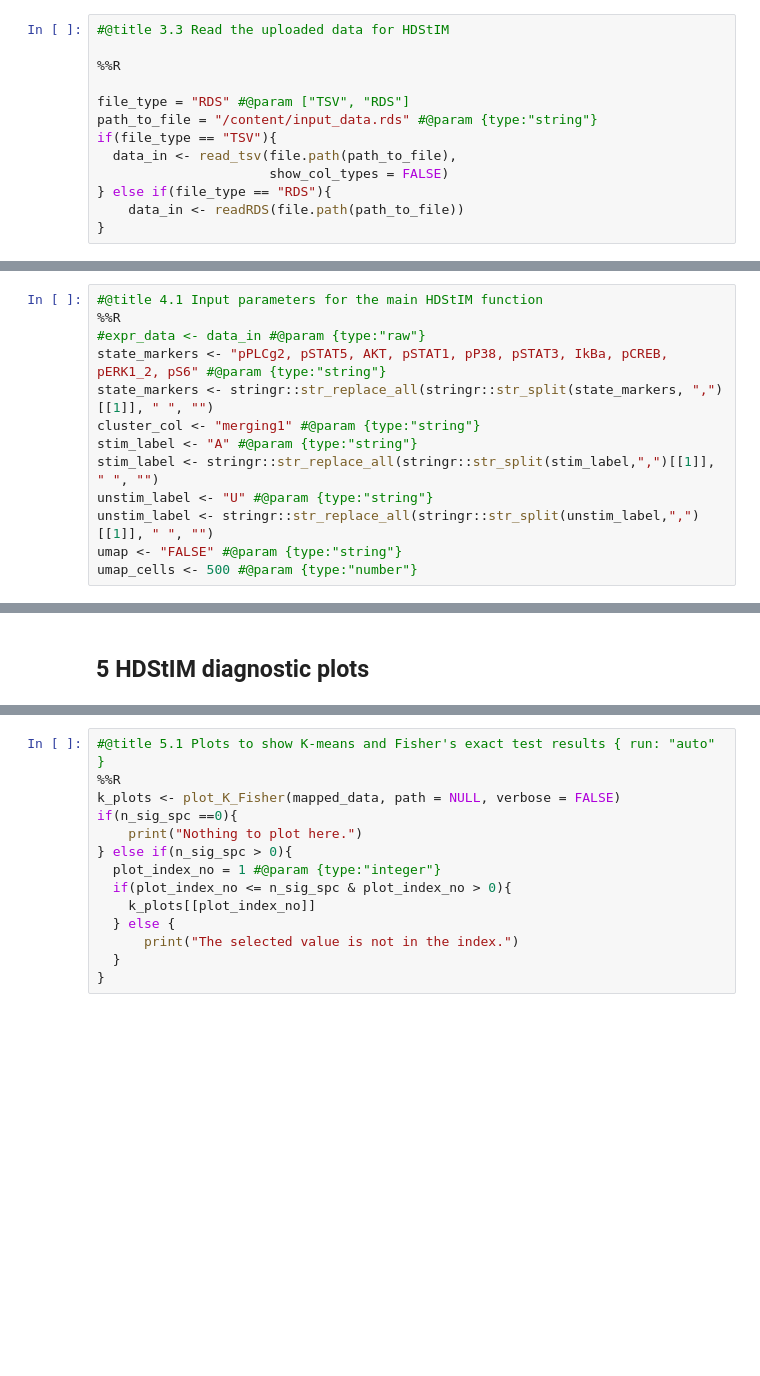
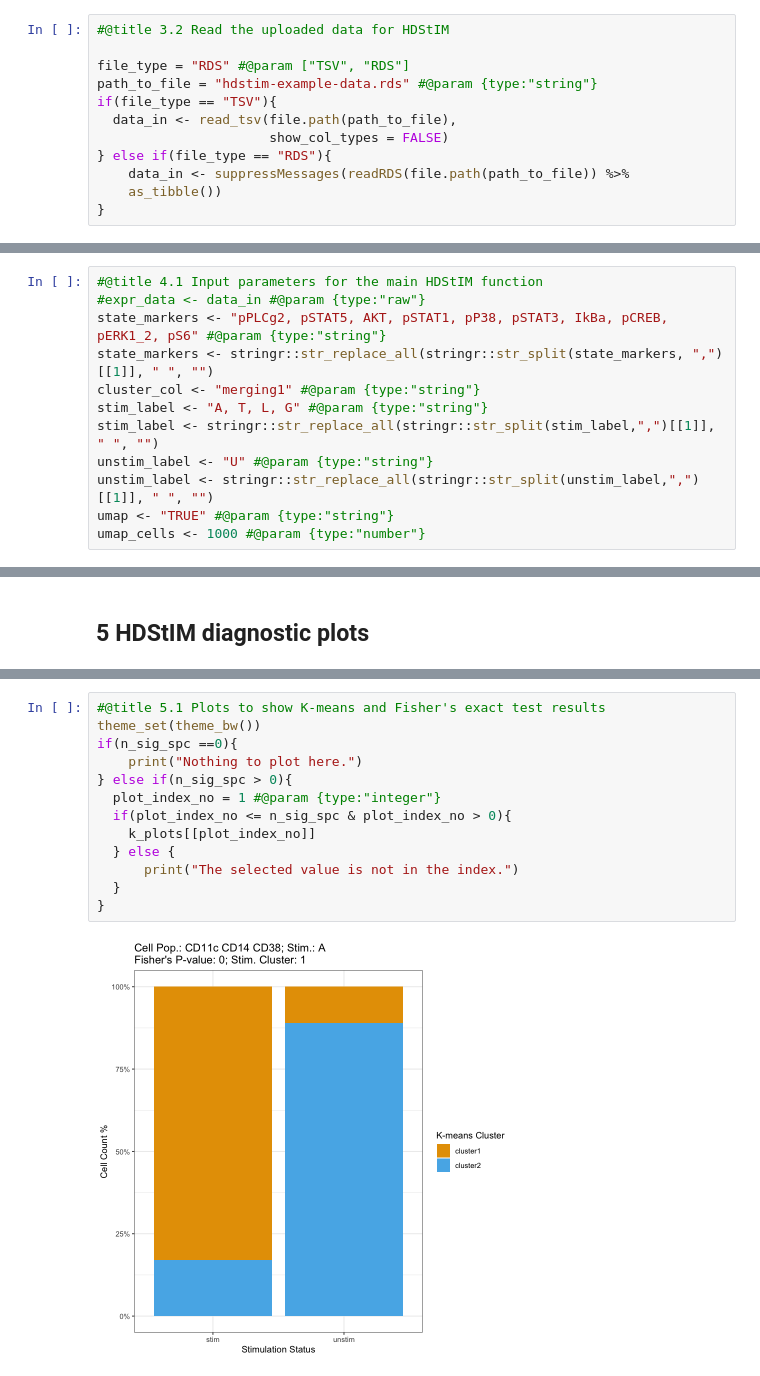
Before and after one commit to rohitfarmer/ColabHDStIM, a Jupyter notebook: ColabHDStIM.ipynb, the cells around one changed output, grey strips where cells are left out. Saved outputs shown, nothing was run; the diff lists cells and outputs as text; blank space fills up the shorter version.

```diff
--- a/ColabHDStIM.ipynb
+++ b/ColabHDStIM.ipynb
@@ -71,15 +86,14 @@ drive.mount('/content/drive/')
 # %%
-#@title 3.3 Read the uploaded data for HDStIM
-
-%%R
+#@title 3.2 Read the uploaded data for HDStIM
 
 file_type = "RDS" #@param ["TSV", "RDS"]
-path_to_file = "/content/input_data.rds" #@param {type:"string"}
+path_to_file = "hdstim-example-data.rds" #@param {type:"string"}
 if(file_type == "TSV"){
   data_in <- read_tsv(file.path(path_to_file),
                       show_col_types = FALSE)
 } else if(file_type == "RDS"){
-    data_in <- readRDS(file.path(path_to_file))
+    data_in <- suppressMessages(readRDS(file.path(path_to_file)) %>%
+    as_tibble())
 }
 # %%
 #@title 3.4 Preview input data (optional)
@@ -99,15 +123,14 @@ The main HDStIM function requires the following data and parameters.
 # %%
 #@title 4.1 Input parameters for the main HDStIM function
-%%R
 #expr_data <- data_in #@param {type:"raw"}
 state_markers <- "pPLCg2, pSTAT5, AKT, pSTAT1, pP38, pSTAT3, IkBa, pCREB, pERK1_2, pS6" #@param {type:"string"}
 state_markers <- stringr::str_replace_all(stringr::str_split(state_markers, ",")[[1]], " ", "")
 cluster_col <- "merging1" #@param {type:"string"}
-stim_label <- "A" #@param {type:"string"}
+stim_label <- "A, T, L, G" #@param {type:"string"}
 stim_label <- stringr::str_replace_all(stringr::str_split(stim_label,",")[[1]], " ", "")
 unstim_label <- "U" #@param {type:"string"}
 unstim_label <- stringr::str_replace_all(stringr::str_split(unstim_label,",")[[1]], " ", "")
-umap <- "FALSE" #@param {type:"string"}
-umap_cells <- 500 #@param {type:"number"}
+umap <- "TRUE" #@param {type:"string"}
+umap_cells <- 1000 #@param {type:"number"}
 # %%
 #@title 4.2 Run HDStIM
@@ -127,15 +183,16 @@ data_table.enable_dataframe_formatter()
 # %%
-#@title 5.1 Plots to show K-means and Fisher's exact test results { run: "auto" }
-%%R
-k_plots <- plot_K_Fisher(mapped_data, path = NULL, verbose = FALSE)
+#@title 5.1 Plots to show K-means and Fisher's exact test results
+theme_set(theme_bw())
 if(n_sig_spc ==0){
     print("Nothing to plot here.")
 } else if(n_sig_spc > 0){
   plot_index_no = 1 #@param {type:"integer"}
   if(plot_index_no <= n_sig_spc & plot_index_no > 0){
     k_plots[[plot_index_no]]
   } else {
       print("The selected value is not in the index.")
   }
 }
+# %% [output]
+[figure, added]
 # %%
```
Also changed, not shown: parts of 28 cells of this notebook.
